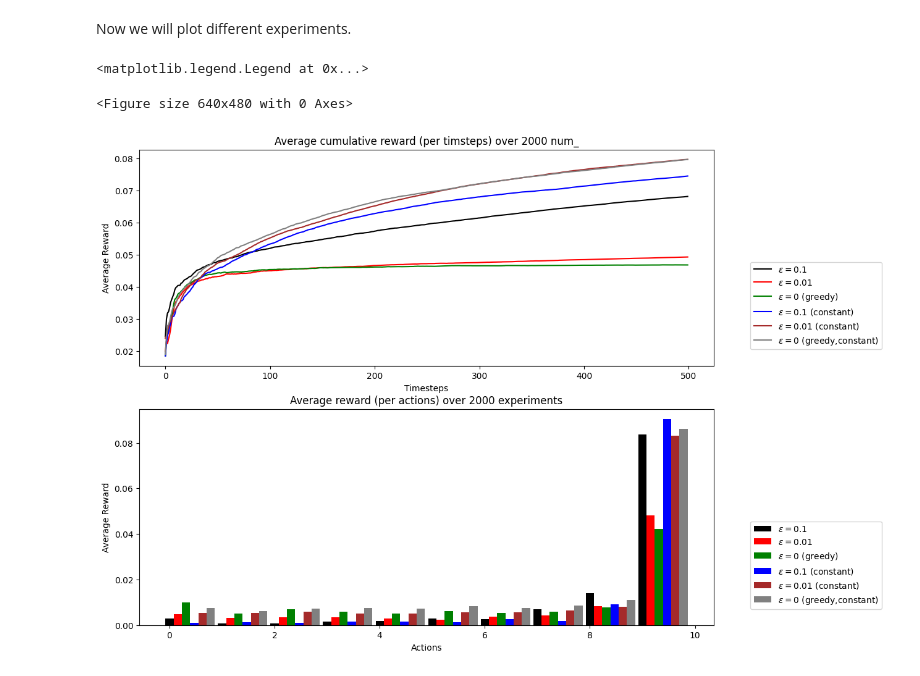
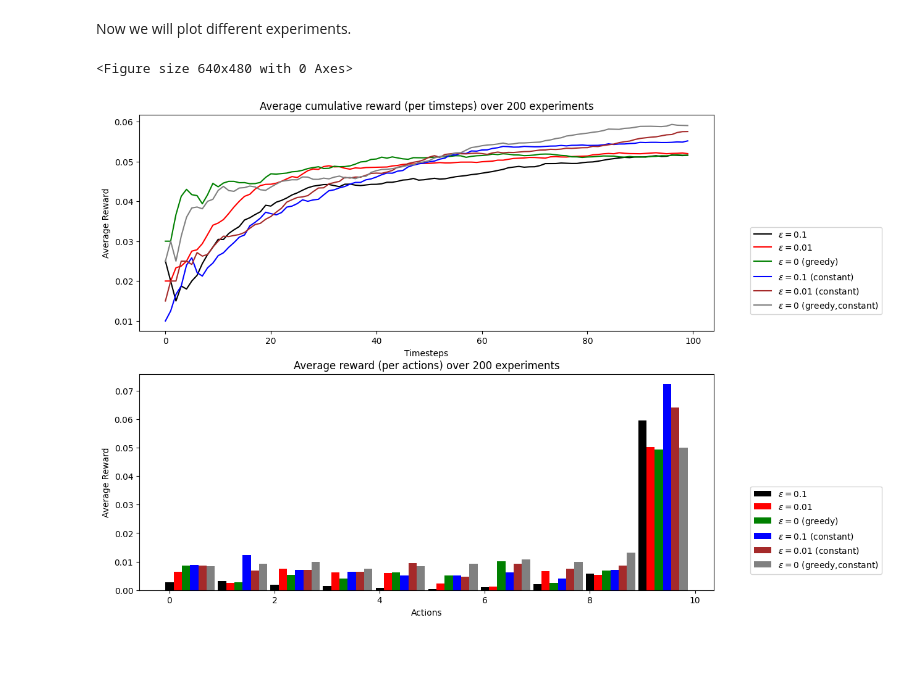
Before and after one commit to ArnolFokam/reinforcement-learning-lab, a Jupyter notebook: notebooks/multi-armed-bandits.ipynb, the cells around one changed output. Saved outputs shown, nothing was run; the diff lists cells and outputs as text; code cells hidden in the pictures.

```diff
--- a/notebooks/multi-armed-bandits.ipynb
+++ b/notebooks/multi-armed-bandits.ipynb
@@ -62,28 +68,32 @@ The next steps is to run a simulation with different approach to solving the mul
 # %%
 num_actions = 10
 line_scale = 256
-timesteps = 500
-num_experiments = 2000
+timesteps = 100
+num_experiments = 200
 
 specs = {
     "$\epsilon=0.1$": {
+        "agent": Jumper,
         "params": {
             "epsilon": 0.1
         },
         "color": "black"
     },
     "$\epsilon=0.01$": {
+        "agent": Jumper,
         "params": {
             "epsilon": 0.01
         },
         "color": "red"
     },
     "$\epsilon=0$ (greedy)": {
+        "agent": Jumper,
         "params": {
             "epsilon": 0.0
         },
         "color": "green"
     },"$\epsilon=0.1$ (constant)": {
+        "agent": Jumper,
         "params": {
             "epsilon": 0.1,
             "has_constant_step": True
@@ -91,6 +101,7 @@ specs = {
         "color": "blue"
     },
     "$\epsilon=0.01$ (constant)": {
+        "agent": Jumper,
         "params": {
             "epsilon": 0.01,
             "has_constant_step": True
@@ -98,6 +109,7 @@ specs = {
         "color": "brown"
     },
     "$\epsilon=0$ (greedy,constant)": {
+        "agent": Jumper,
         "params": {
             "epsilon": 0.0,
             "has_constant_step": True
@@ -106,7 +118,7 @@ specs = {
     },
 }
 
-results = run_bandits_experiments(specs, timesteps, num_actions, num_experiments, line_scale)
+results = run_bandits_experiments(specs, LineWalkEnvironment, timesteps, num_actions, num_experiments, line_scale)
 # %% [markdown]
 Now we will plot different experiments.
 # %%
@@ -114,21 +126,21 @@ from rl_lab.plotter import plot_lines
 # %%
 plt.tight_layout(pad=20.0)
 
 fig, ax = plt.subplots(2, 1, figsize=(12, 10))
 
 # average reward per timesteps
 plot_lines(ax[0], results,
-           x="timesteps", y="average_reward_per_timesteps",
+           x_values=range(timesteps),
+           y_key="average_reward_per_timesteps",
            title=f"Average cumulative reward (per timsteps) over {num_experiments} experiments",
            x_label="Timesteps", y_label="Average Reward")
 
 # Average reward expectation of the model per timesteps
-plot_lines(ax[1], results,
+plot_bars(ax[1], results,
            bins=np.linspace(0, num_actions - 1, num_actions),
-           y="average_reward_per_timesteps",
+           y="average_reward_per_actions",
            title=f'Average reward (per actions) over {num_experiments} experiments',
            x_label="Actions", y_label="Average Reward")
 # %% [output]
-<matplotlib.legend.Legend at 0x...>
+<Figure size 640x480 with 0 Axes>
-<Figure size 640x480 with 0 Axes>
-[figure, old version]
+[figure, new version]
```
Also changed, not shown: parts of 4 cells of this notebook, 3 other files.
